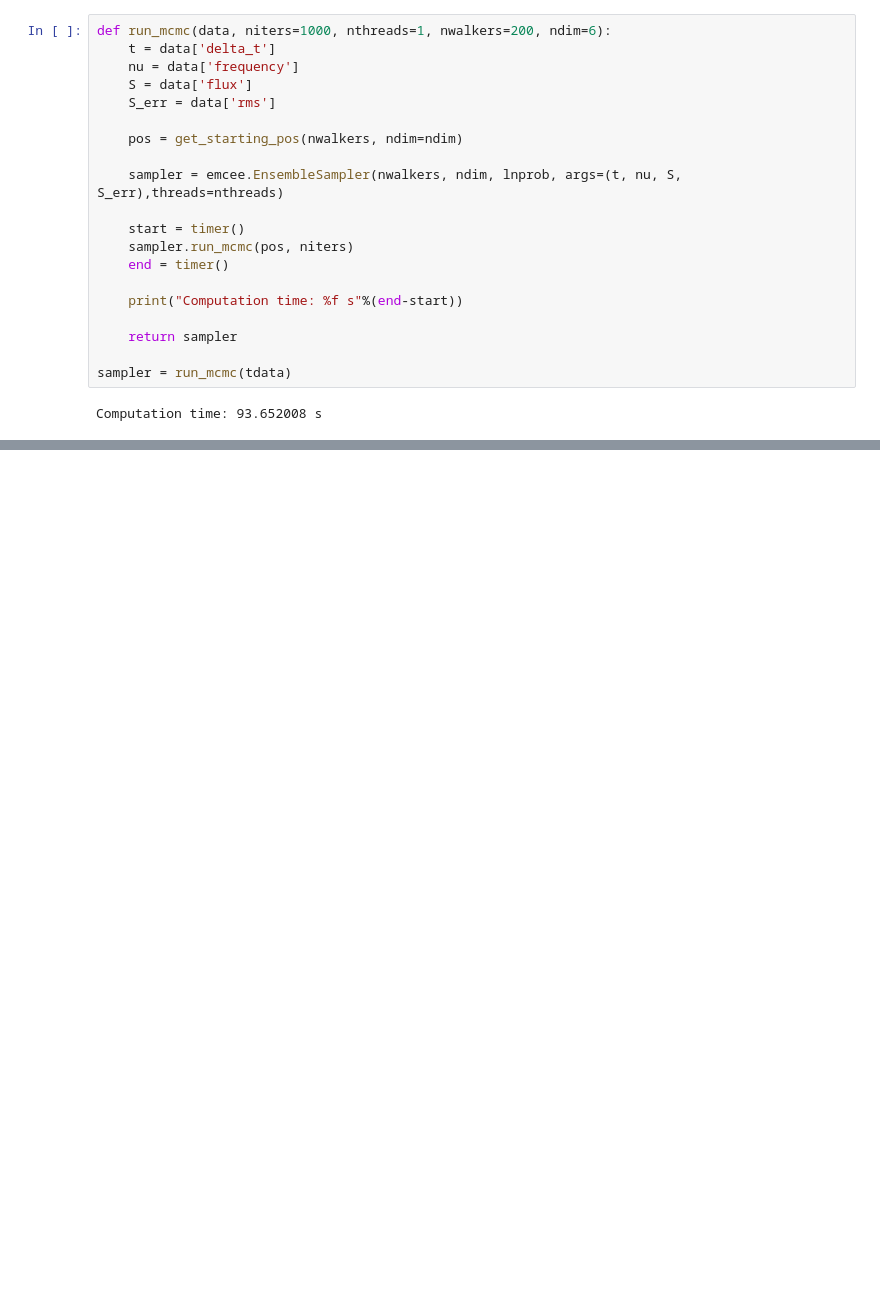
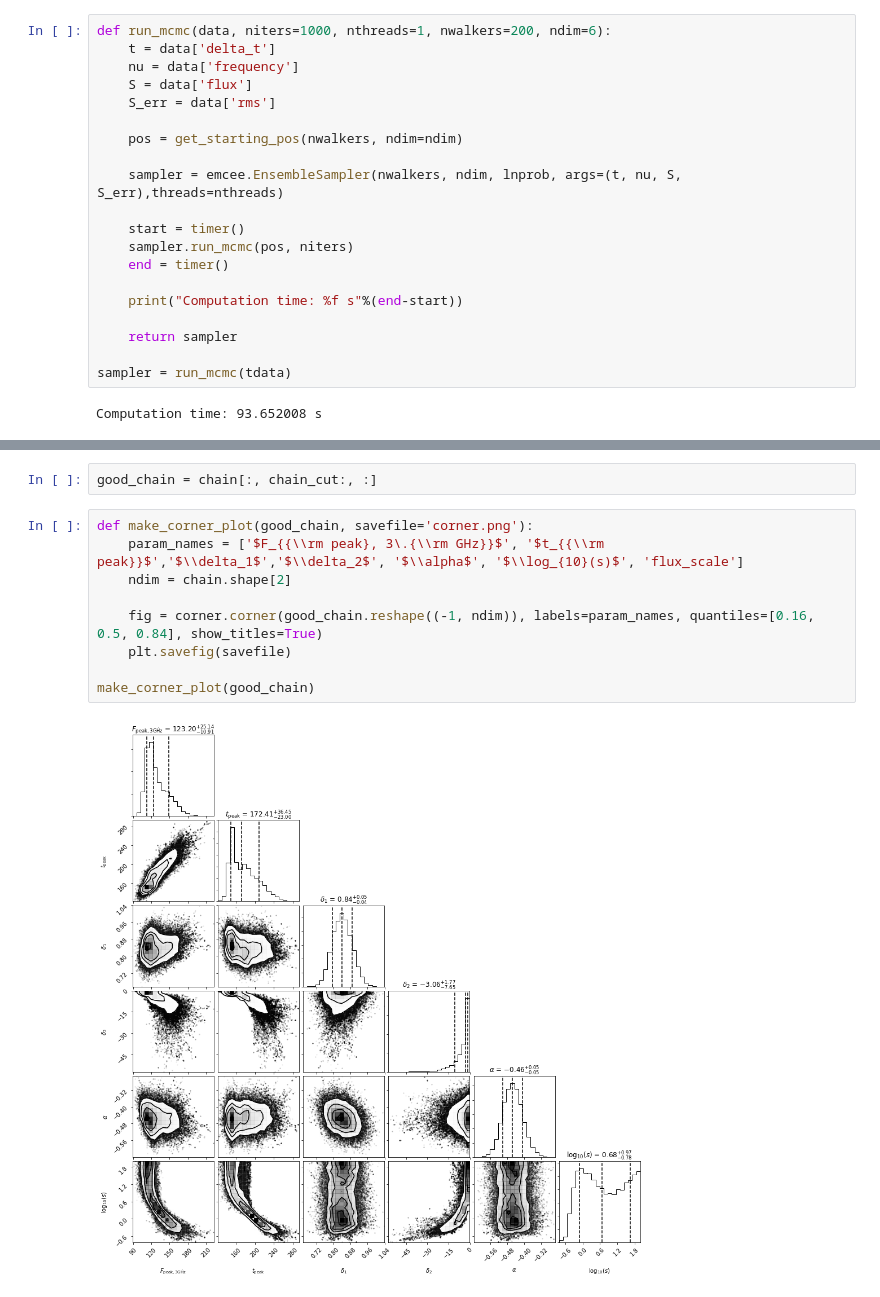
Before and after one commit to ddobie/growth-winter-school-2018, a Jupyter notebook: full_solutions.ipynb, the cells around one changed output, grey strips where cells are left out. Drawn from its saved outputs; the diff is of its cells as text; blank space fills up the shorter version.

```diff
--- a/full_solutions.ipynb
+++ b/full_solutions.ipynb
@@ -237,0 +246,13 @@ def make_chain_plot(chain):
+# %%
+good_chain = chain[:, chain_cut:, :]
+# %%
+def make_corner_plot(good_chain, savefile='corner.png'):
+    param_names = ['$F_{{\\rm peak}, 3\.{\\rm GHz}}$', '$t_{{\\rm peak}}$','$\\delta_1$','$\\delta_2$', '$\\alpha$', '$\\log_{10}(s)$', 'flux_scale']
+    ndim = chain.shape[2]
+
+    fig = corner.corner(good_chain.reshape((-1, ndim)), labels=param_names, quantiles=[0.16, 0.5, 0.84], show_titles=True)
+    plt.savefig(savefile)
+
+make_corner_plot(good_chain)
+# %% [output]
+[figure, added]
```
Also changed, not shown: parts of 2 cells of this notebook.
